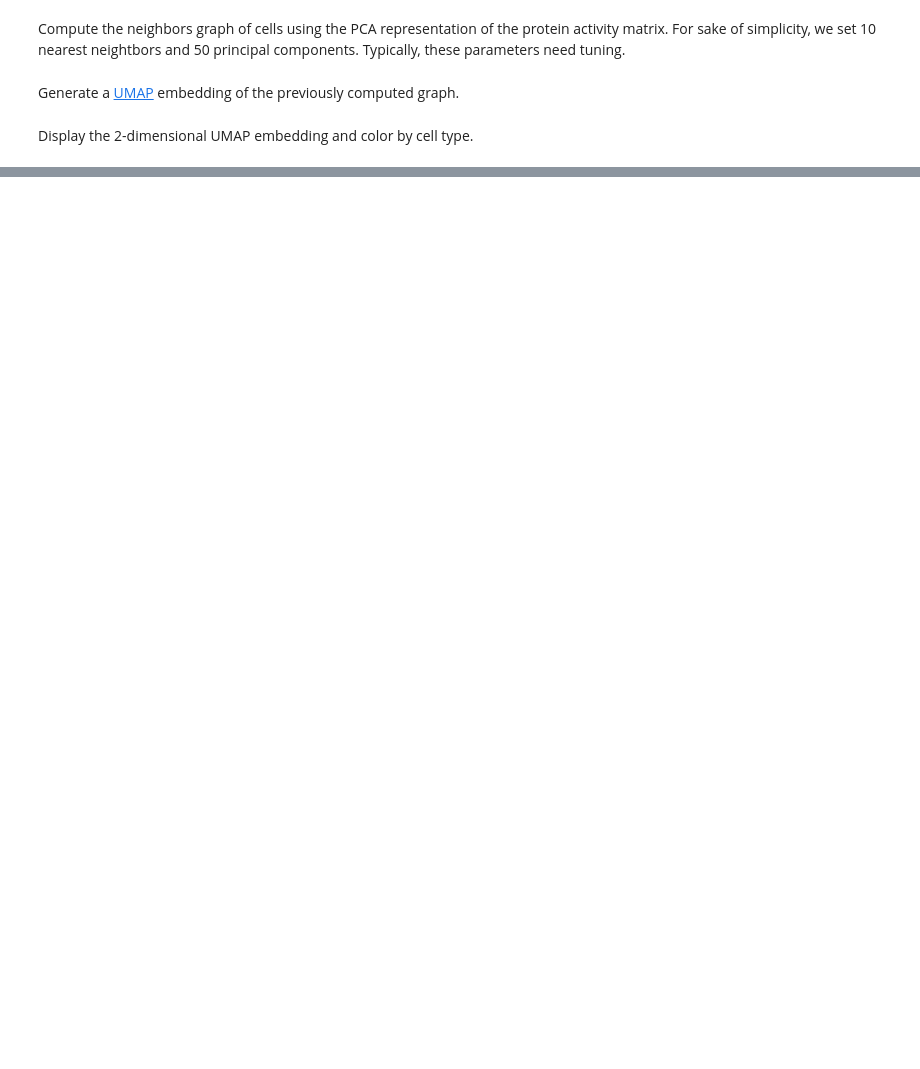
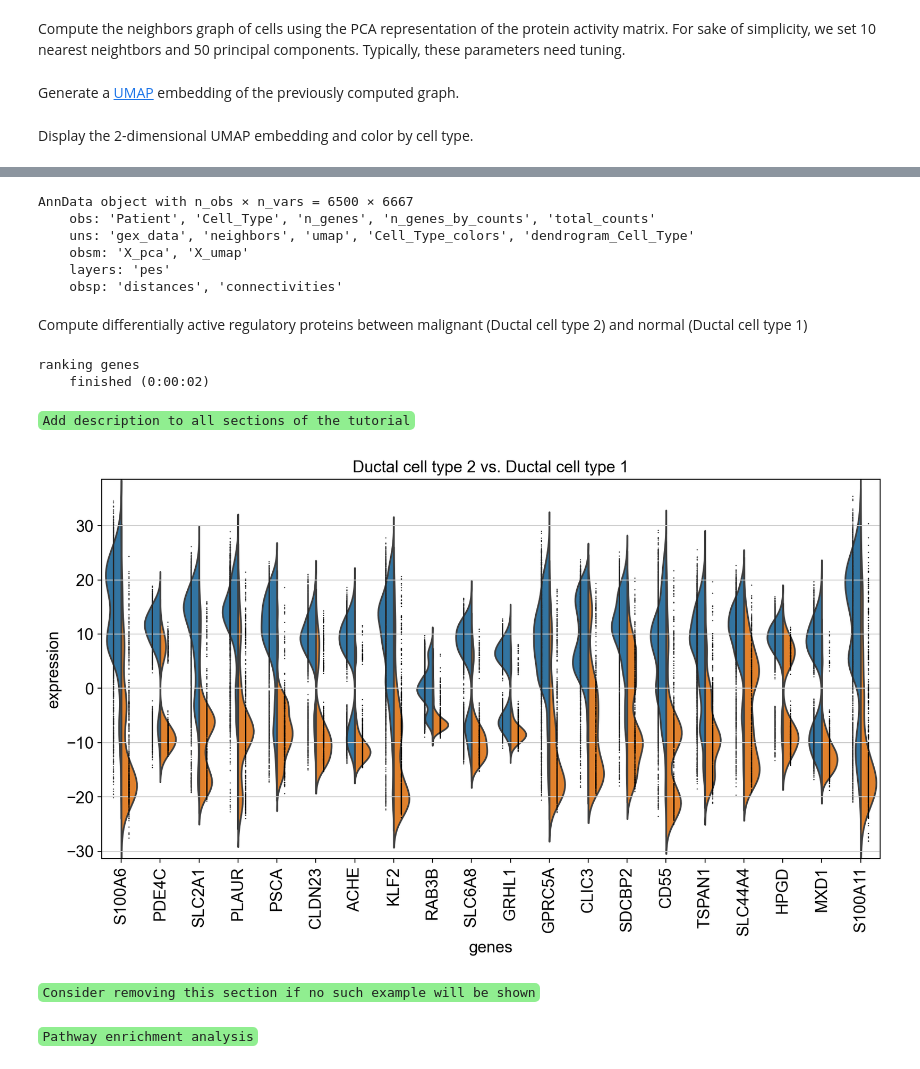
Before and after one commit to alevax/pyviper, a Jupyter notebook: Tutorials/Tutorial-2.ipynb, the cells around one changed output, grey strips where cells are left out. Saved outputs shown, nothing was run; the diff lists cells and outputs as text; code cells hidden in the pictures; blank space fills up the shorter version.

Commit message:
tutorial 2 upgrade

```diff
--- a/Tutorials/Tutorial-2.ipynb
+++ b/Tutorials/Tutorial-2.ipynb
@@ -232,0 +226,30 @@ ductal_2_net.translate_regulators(desired_format="human_entrez")
+# %%
+adata_PA
+# %% [output]
+AnnData object with n_obs × n_vars = 6500 × 6667
+    obs: 'Patient', 'Cell_Type', 'n_genes', 'n_genes_by_counts', 'total_counts'
+    uns: 'gex_data', 'neighbors', 'umap', 'Cell_Type_colors', 'dendrogram_Cell_Type'
+    obsm: 'X_pca', 'X_umap'
+    layers: 'pes'
+    obsp: 'distances', 'connectivities'
+# %% [markdown]
+Compute differentially active regulatory proteins between malignant (Ductal cell type 2) and normal (Ductal cell type 1)
+# %%
+sc.settings.verbosity = 2  # reduce the verbosity
+sc.tl.rank_genes_groups(adata=adata_PA, groupby='Cell_Type', use_raw=False, layer="pes", groups=["Ductal cell type 2","Ductal cell type 1"],
+                        reference="Ductal cell type 1", n_genes=20,  method='wilcoxon')
+# %% [output]
+ranking genes
+    finished (0:00:02)
+# %% [markdown]
+<code style="background:lightgreen">Add description to all sections of the tutorial</code>
+# %%
+import matplotlib.pyplot as plt
+plt.figure(figsize=(12, 6))
+
+
+sc.pl.rank_genes_groups_violin(adata_PA, groups="Ductal cell type 2", jitter=0 )
+# %% [output]
+[figure, added]
+# %% [markdown]
+<code style="background:lightgreen">Consider removing this section if no such example will be shown</code>
@@ -232,0 +259,2 @@ ductal_2_net.translate_regulators(desired_format="human_entrez")
+# %% [markdown]
+<code style="background:lightgreen">Pathway enrichment analysis</code>
```
Also changed, not shown: parts of 32 cells of this notebook.
